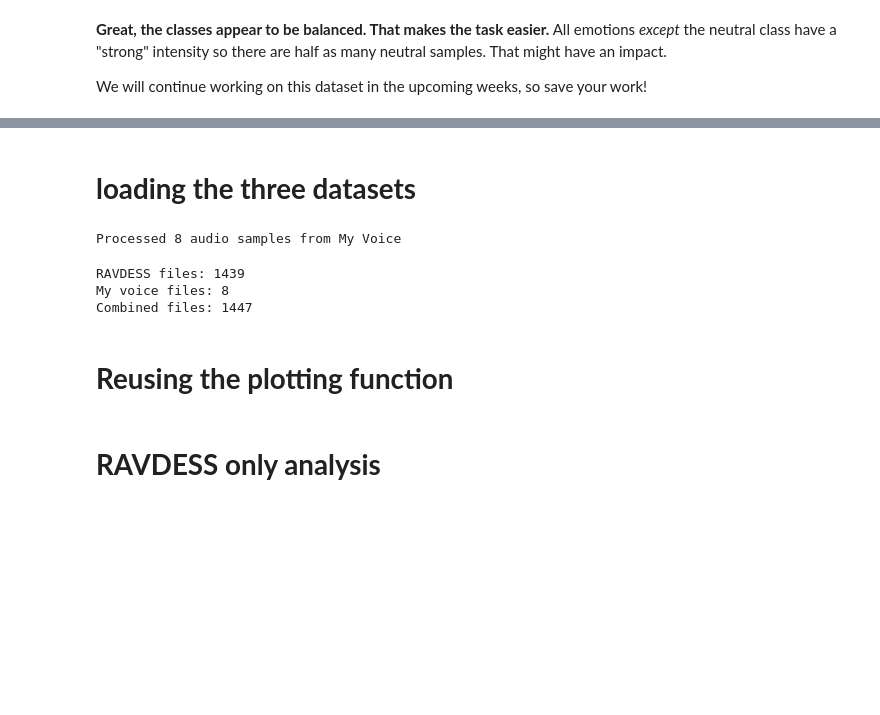
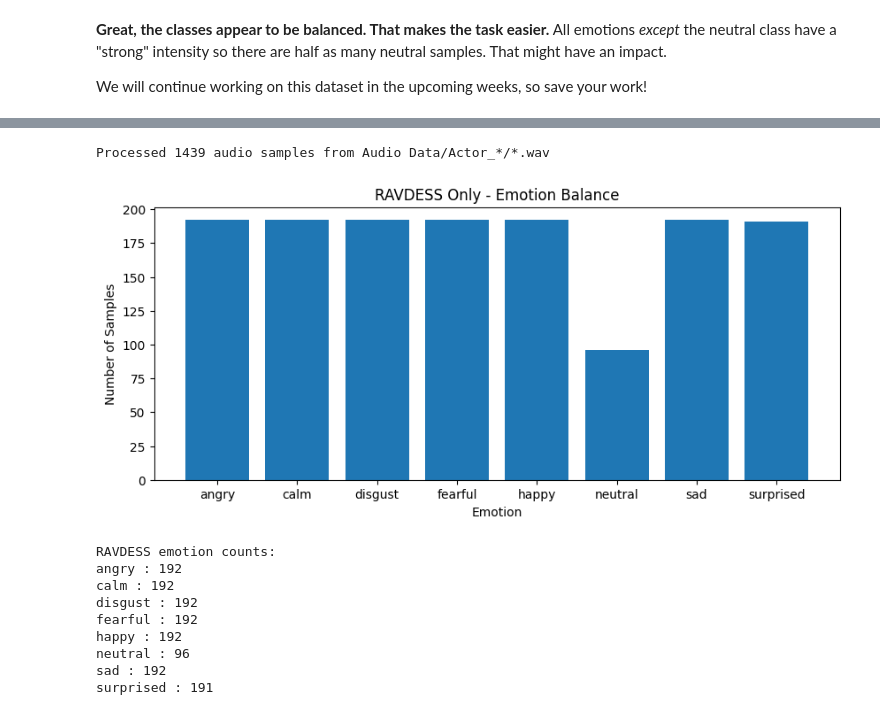
Before and after one commit to mahla-aghapour/Week2-DataPreprocessing, a Jupyter notebook: Week 2.ipynb, the cells around one changed output, grey strips where cells are left out. Drawn from its saved outputs; the diff is of its cells as text; code cells hidden in the pictures; blank space fills up the shorter version.

```diff
--- a/Week 2.ipynb
+++ b/Week 2.ipynb
@@ -778,23 +734,0 @@ def load_audio_labels(folder_path, dataset_name):
-# %% [markdown]
-# **loading the three datasets**
-# %%
-features_ravdess, ravdess_emotions, ravdess_genders, ravdess_df = load_audio_labels("Audio Data", "RAVDESS")
-
-features_myvoice, myvoice_emotions, myvoice_genders, myvoice_df = load_audio_labels("myVoice", "My Voice")
-
-combined_df = pd.concat([ravdess_df, myvoice_df], ignore_index=True)
-
-combined_emotions = combined_df["emotion"].to_numpy()
-combined_genders = combined_df["gender"].to_numpy()
-# %% [output]
-Processed 8 audio samples from My Voice
-# %%
-print("RAVDESS files:", len(ravdess_df))
-print("My voice files:", len(myvoice_df))
-print("Combined files:", len(combined_df))
-# %% [output]
-RAVDESS files: 1439
-My voice files: 8
-Combined files: 1447
-# %% [markdown]
-# **Reusing the plotting function**
@@ -801,16 +764,30 @@ Combined files: 1447
 # %%
-def plot_emotions(emotions, title):
-    plt.figure(figsize=(10, 4))
+# 1) RAVDESS only
 
-    emotion_list, count = np.unique(emotions, return_counts=True)
+ravdess_features, ravdess_emotions, ravdess_gender = load_data("Audio Data/Actor_*/*.wav")
 
-    plt.bar(x=range(len(emotion_list)), height=count)
-    plt.xticks(ticks=range(len(emotion_list)), labels=emotion_list, rotation=45)
-    plt.xlabel("Emotion")
-    plt.ylabel("Number of Samples")
-    plt.title(title)
-    plt.show()
+emotion_list, count = np.unique(ravdess_emotions, return_counts=True)
 
-    print(pd.DataFrame({"Emotion": emotion_list, "Count": count}))
+plt.figure(figsize=(10,4))
+plt.bar(x=range(len(emotion_list)), height=count)
+plt.xticks(ticks=range(len(emotion_list)), labels=emotion_list)
+plt.xlabel("Emotion")
+plt.ylabel("Number of Samples")
+plt.title("RAVDESS Only - Emotion Balance")
+plt.show()
+
+print("RAVDESS emotion counts:")
+for emotion, number in zip(emotion_list, count):
+    print(emotion, ":", number)
+# %% [output]
+Processed 1439 audio samples from Audio Data/Actor_*/*.wav
+[figure, added]
+RAVDESS emotion counts:
+angry : 192
+calm : 192
+disgust : 192
+fearful : 192
+happy : 192
+neutral : 96
+sad : 192
+surprised : 191
-# %% [markdown]
-# **RAVDESS only analysis**
```
Also changed, not shown: parts of 16 cells of this notebook.
